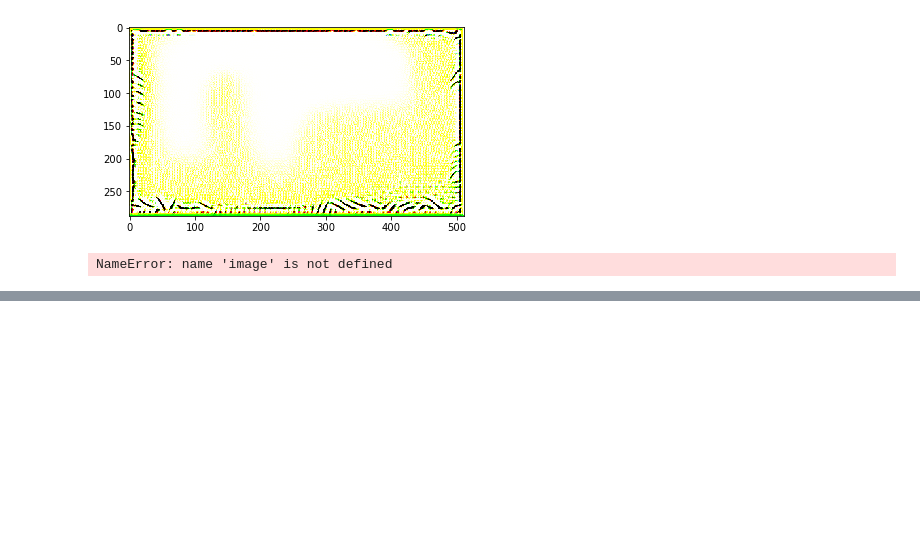
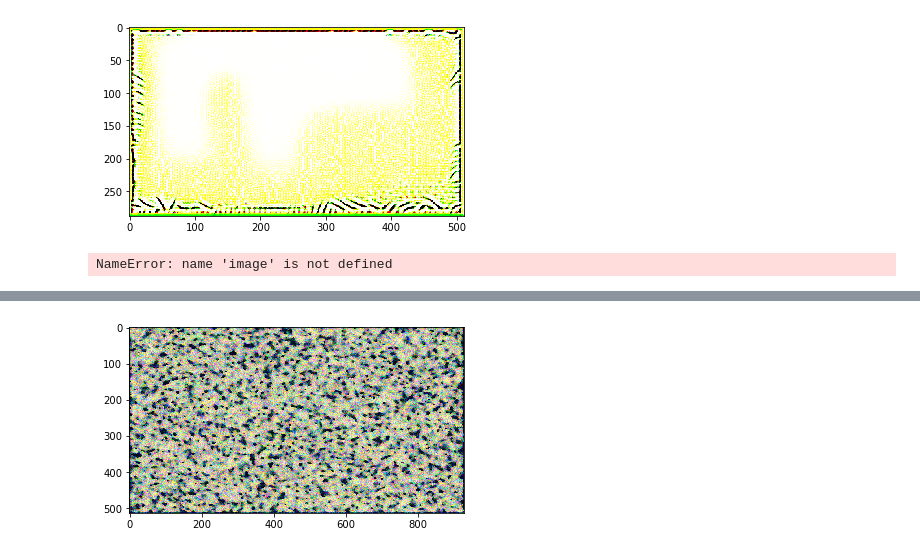
Before and after one commit to ash-xyz/Neural-Artist, a Jupyter notebook: notebooks/train.ipynb, the cells around one changed output, grey strips where cells are left out. Cells and saved outputs as stored; diff of their text form; code cells hidden in the pictures; blank space fills up the shorter version.

Commit message:
Added visualize function to find the styles each layer of the loss network produces

```diff
--- a/notebooks/train.ipynb
+++ b/notebooks/train.ipynb
@@ -36,0 +39,2 @@ save_image(load_image("../images/content/obrien.jpg"),"test.jpg")
+# %%
+image_1 = visualize_style_layer("../images/style/wave.jpg","block1_conv1")
@@ -36,0 +61,4 @@ save_image(load_image("../images/content/obrien.jpg"),"test.jpg")
+# %%
+show_image(image_1)
+# %% [output]
+[figure, added]
```
Also changed, not shown: parts of 9 cells of this notebook, 5 other files.
